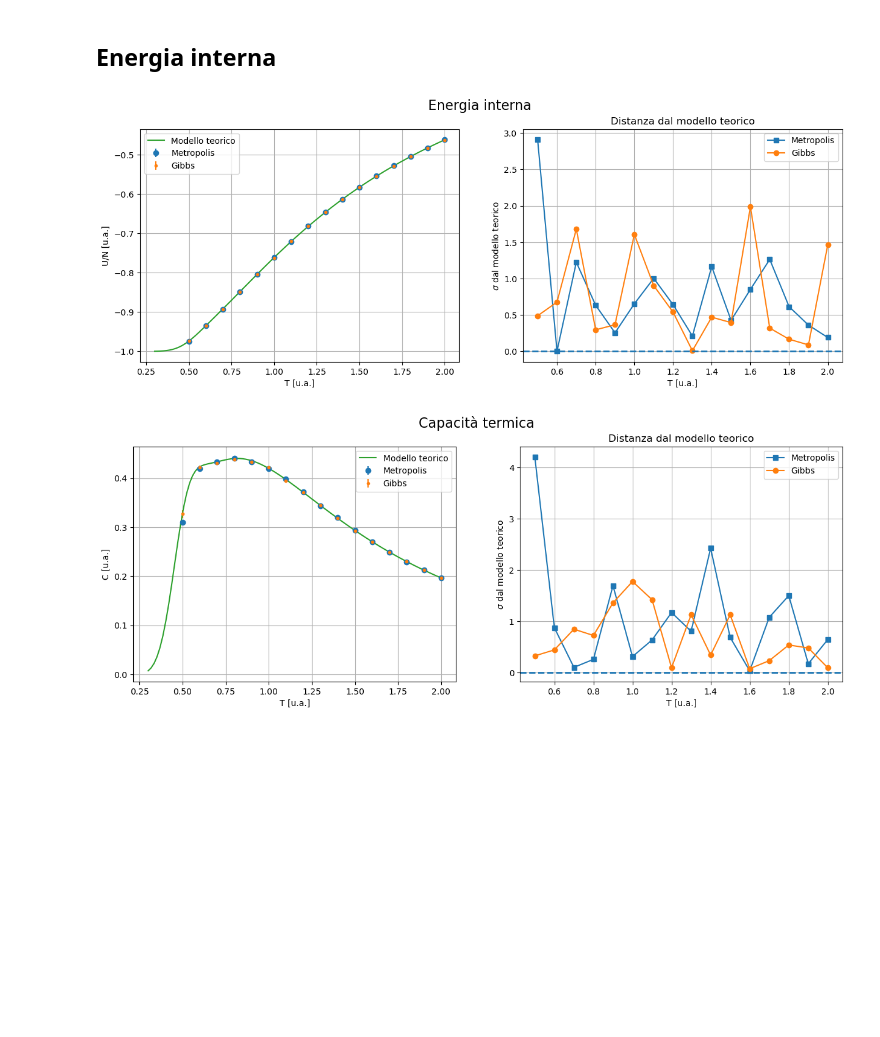
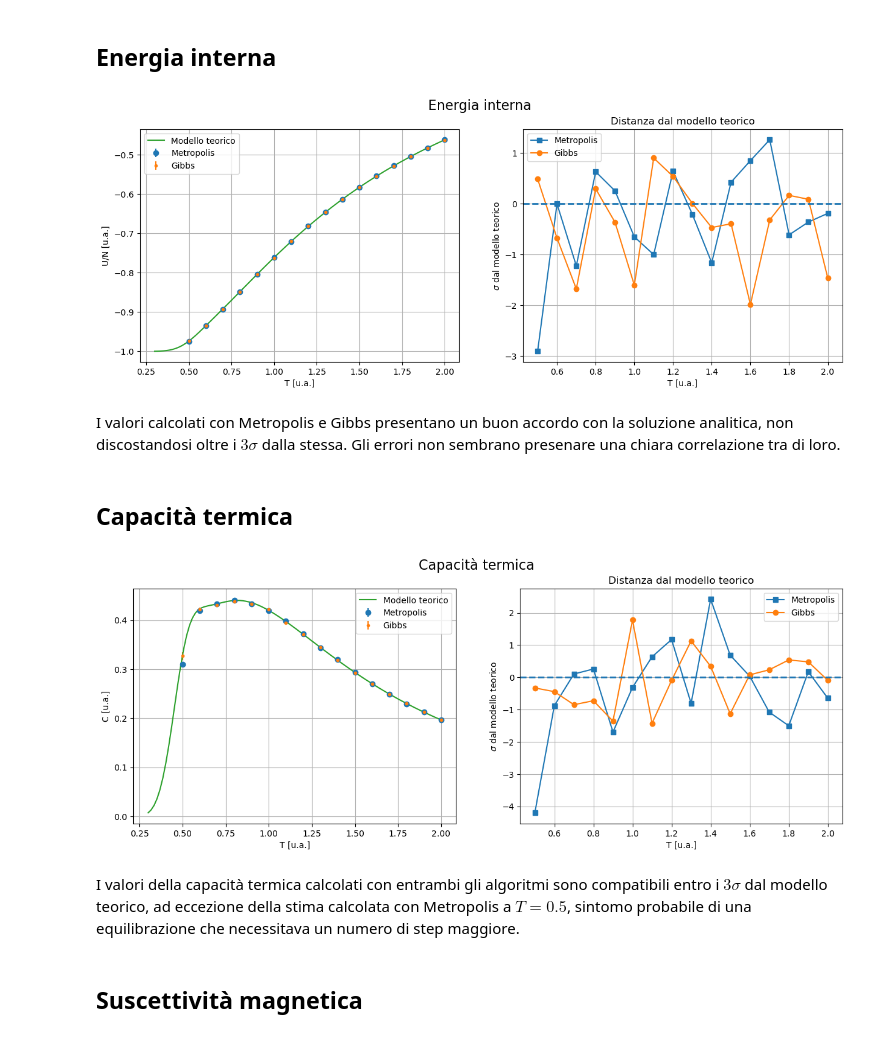
Before and after one commit to paolo-magnani/Esercizi_LSN, a Jupyter notebook: Es06/Paolo_Magnani_Esercitazione_6.ipynb, the cells around one changed output. Drawn from its saved outputs; the diff is of its cells as text; code cells hidden in the pictures; blank space fills up the shorter version.

```diff
--- a/Es06/Paolo_Magnani_Esercitazione_6.ipynb
+++ b/Es06/Paolo_Magnani_Esercitazione_6.ipynb
@@ -25,44 +25,48 @@ x2, sum42, error2 = np.loadtxt("risultati/GIBBS/final.ene", usecols=(0,1,2), unp
 betax = 1/x
 thx = np.tanh(J/x)
 thNx= thx**Ns
 chx = 1/thx
 
 ex = -J*( thx + chx*thNx )/( 1 + thNx )
-diffM = abs(sum41-ex)/error
-diffG = abs(sum42-ex)/error2
+diffM = (sum41-ex)/error
+diffG = (sum42-ex)/error2
 
 fig, [ax0, ax1] = plt.subplots(1, 2, figsize=(15,5))
 
 fig.suptitle("Energia interna", size=16)
 
 ax0.errorbar(x,sum41,yerr=error,marker='o', linestyle='none', label='Metropolis')
 ax0.errorbar(x,sum42,yerr=error2,marker='.', linestyle='none', label='Gibbs')
 ax0.plot(T, e,label='Modello teorico' )
 ax0.set_xlabel('T [u.a.]')
 ax0.set_ylabel('U/N [u.a.]')
 ax0.grid(True)
 ax0.legend()
 
 ax1.plot(x, diffM, marker='s', label='Metropolis')
 ax1.plot(x2, diffG, marker='o',  label='Gibbs')
 ax1.axhline(y=0, ls='--', lw=2)
 ax1.set_title("Distanza dal modello teorico")
 ax1.set_xlabel('T [u.a.]')
 ax1.set_ylabel("$\sigma$ dal modello teorico")
 ax1.grid(True)
 ax1.legend()
 
 plt.show()
 # %% [output]
-[figure, old version]
+[figure, new version]
+# %% [markdown]
+I valori calcolati con Metropolis e Gibbs presentano un buon accordo con la soluzione analitica, non discostandosi oltre i $3\sigma$ dalla stessa. Gli errori non sembrano presenare una chiara correlazione tra di loro.
+# %% [markdown]
+## Capacità termica
 # %%
 heat=((beta*J)**2)*(((1+thN+(Ns-1)*(th**2)+(Ns-1)*(ch**2)*thN)/(1+thN))-Ns*((th+ch*thN)/(1+thN))**2)
 x, sum41, error = np.loadtxt("risultati/METRO/final.heat", usecols=(0,1,2), unpack='true')
 x2, sum42, error2 = np.loadtxt("risultati/GIBBS/final.heat", usecols=(0,1,2), unpack='true')
 
 heatx=((betax*J)**2)*(((1+thNx+(Ns-1)*(thx**2)+(Ns-1)*(chx**2)*thNx)/(1+thNx))-Ns*((thx+chx*thNx)/(1+thNx))**2)
-diffM = abs(sum41-heatx)/error
-diffG = abs(sum42-heatx)/error2
+diffM = (sum41-heatx)/error
+diffG = (sum42-heatx)/error2
 
 fig, [ax0, ax1] = plt.subplots(1, 2, figsize=(15,5))
 
@@ -87,7 +91,11 @@ ax1.legend()
 
 plt.show()
 # %% [output]
-[figure, old version]
+[figure, new version]
+# %% [markdown]
+I valori della capacità termica calcolati con entrambi gli algoritmi sono compatibili entro i $3\sigma$ dal modello teorico, ad eccezione della stima calcolata con Metropolis a $T=0.5$, sintomo probabile di una equilibrazione che necessitava un numero di step maggiore.
+# %% [markdown]
+## Suscettività magnetica
 # %%
 X = beta*np.exp(2*beta*J)*(1-thN)/(1+thN)
 x, sum41, error = np.loadtxt("risultati/METRO/final.chi", usecols=(0,1,2), unpack='true')
```
Also changed, not shown: parts of 4 cells of this notebook, 15 other files.
